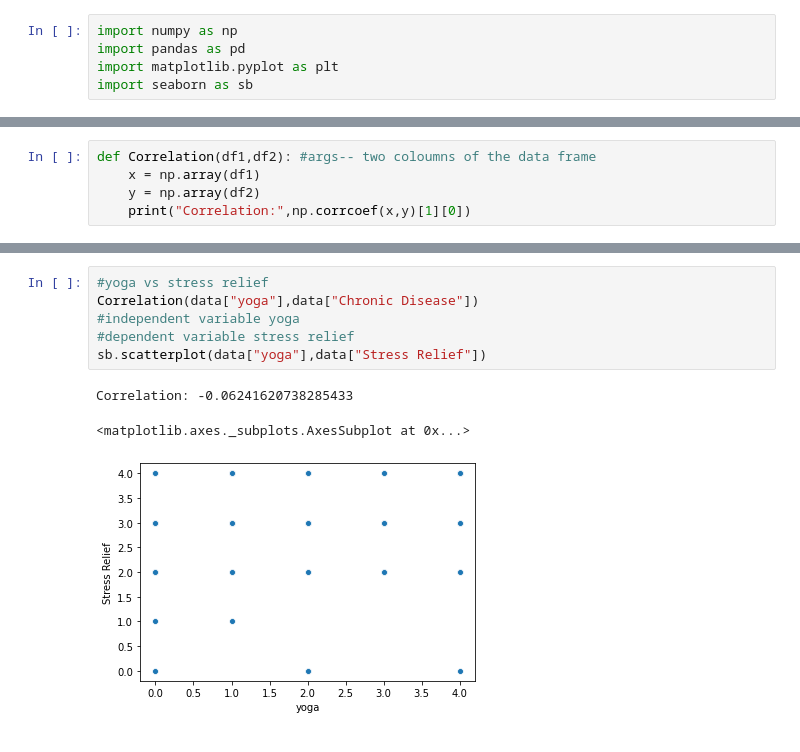
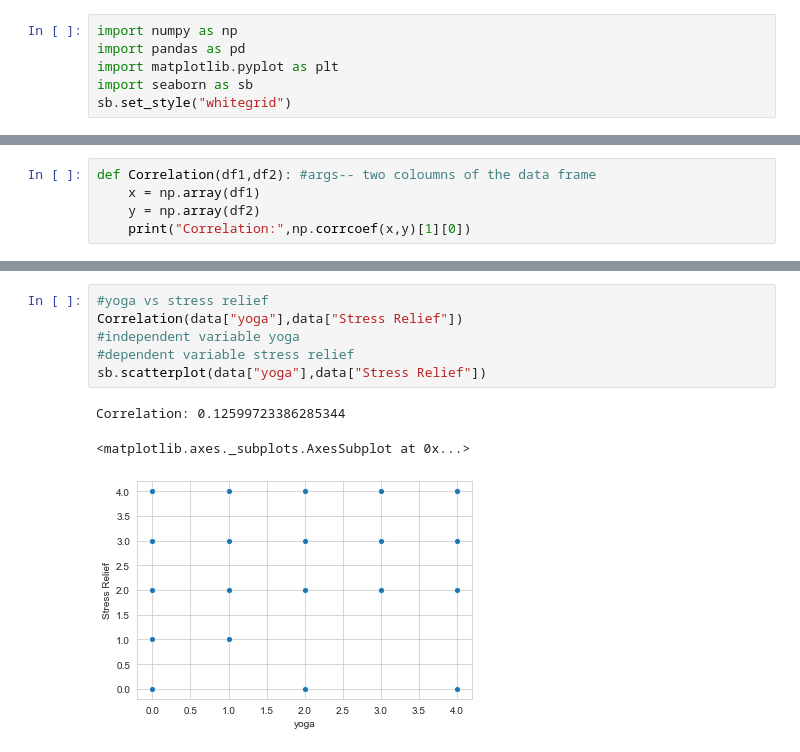
Before and after one commit to AayushVyasKIIT/Data-Analysis---Effects-of-yoga, a Jupyter notebook: DA Assignment.ipynb, the cells around one changed output, grey strips where cells are left out. Cells and saved outputs as stored; diff of their text form.

```diff
--- a/DA Assignment.ipynb
+++ b/DA Assignment.ipynb
@@ -9,6 +9,7 @@ import numpy as np
 import pandas as pd
 import matplotlib.pyplot as plt
 import seaborn as sb
+sb.set_style("whitegrid")
 # %% [markdown]
 ## INPUT DATA FROM GOOGLE FORMS
 # %%
@@ -193,10 +199,10 @@ def Correlation(df1,df2): #args-- two coloumns of the data frame
 # %%
 #yoga vs stress relief
-Correlation(data["yoga"],data["Chronic Disease"])
+Correlation(data["yoga"],data["Stress Relief"])
 #independent variable yoga
 #dependent variable stress relief
 sb.scatterplot(data["yoga"],data["Stress Relief"])
 # %% [output]
-Correlation: -0.06241620738285433
+Correlation: 0.12599723386285344
 <matplotlib.axes._subplots.AxesSubplot at 0x...>
-[figure, old version]
+[figure, new version]
```
Also changed, not shown: parts of 11 cells of this notebook, 1 other file.
